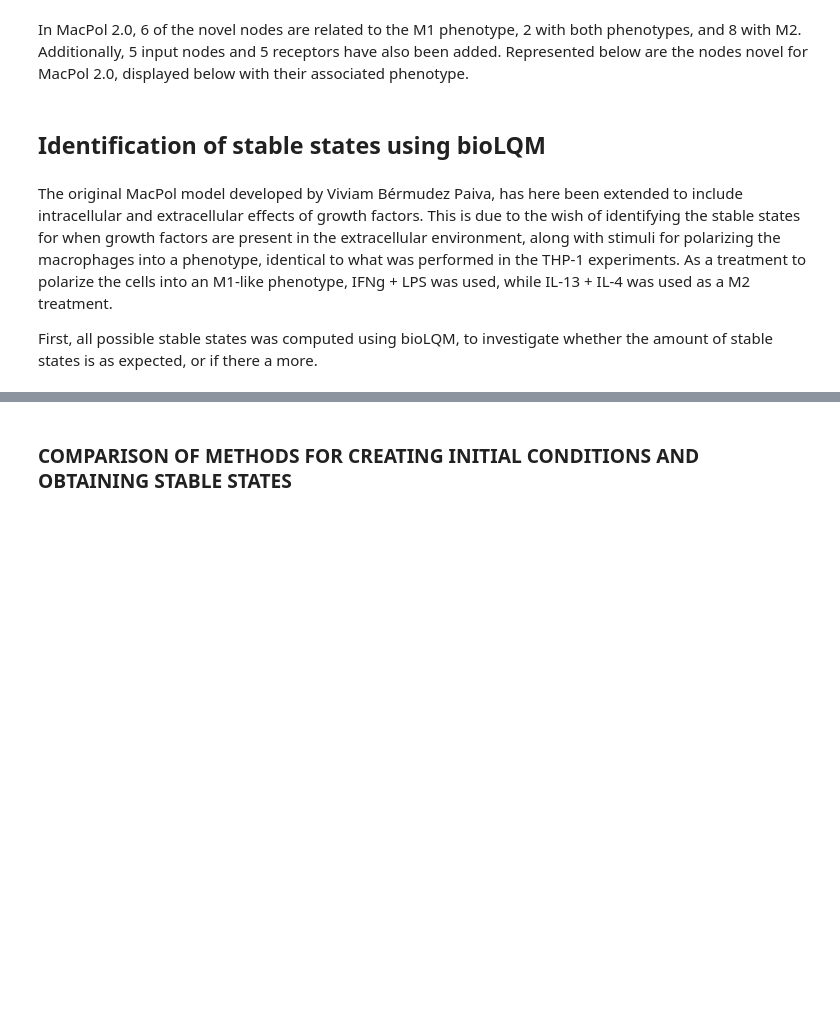
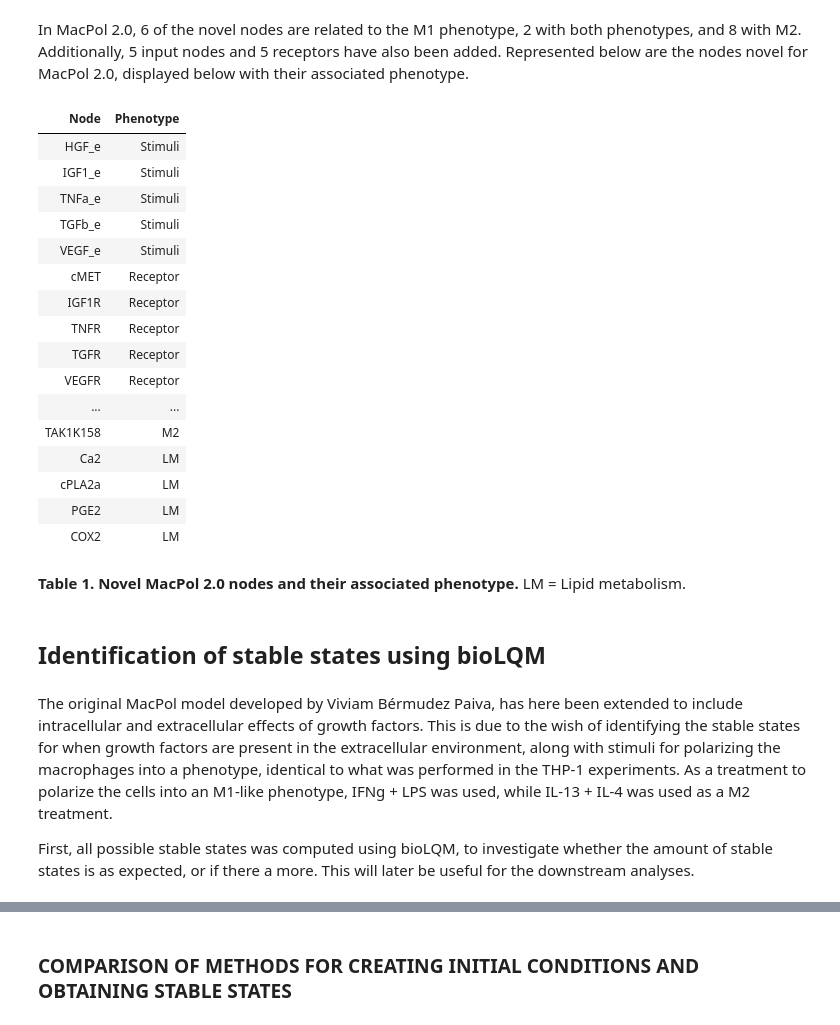
Before and after one commit to Karinaovedal/Master-thesis, a Jupyter notebook: MacPol 2.0.ipynb, the cells around one changed output, grey strips where cells are left out. Cells and saved outputs as stored; diff of their text form; code cells hidden in the pictures; blank space fills up the shorter version.

```diff
--- a/MacPol 2.0.ipynb
+++ b/MacPol 2.0.ipynb
@@ -52,39 +63,58 @@ In MacPol 2.0, 6 of the novel nodes are related to the M1 phenotype, 2 with both
 # %%
 Stimuli = {"Node": ['HGF_e', 'IGF1_e', 'TNFa_e', 'TGFb_e', 'VEGF_e'],
           "Phenotype": ['Stimuli','Stimuli','Stimuli','Stimuli','Stimuli']}
 Stimuli_df = pd.DataFrame(data=Stimuli)
 
-Receptor = {"Node": ['cMET', 'IGF1R', 'TNFR','TGFR','VEGFR'],
-           "Phenotype": ['Receptor','Receptor','Receptor','Receptor','Receptor']}
+Receptor = {"Node": ['cMET', 'IGF1R', 'TNFR','TGFR','VEGFR','EP2R'],
+           "Phenotype": ['Receptor','Receptor','Receptor','Receptor','Receptor','Receptor']}
 Receptor_df = pd.DataFrame(data=Receptor)
 
-M1 = {"Node": ['IL8','TRAF2','TAK1K63','Pell1'],
-                 "Phenotype": ['M1','M1','M1','M1']}
+M1 = {"Node": ['TRAF2','TAK1K63','Pell1'],
+                 "Phenotype": ['M1','M1','M1']}
 M1_df = pd.DataFrame(data=M1)
 
 M1_M2 = {"Node": ['SNAIL','PI3K'],
          "Phenotype": ['M1 & M2','M1 & M2']}
 M1_M2_df = pd.DataFrame(data=M1_M2)
 
 M2 = {"Node": ['PDL1', 'HGF', 'IGF1', 'VEGF','SMADhtc','SMAD7','SMAD6','TAK1K158'],
      "Phenotype":['M2','M2','M2','M2','M2','M2','M2','M2']}
 M2_df = pd.DataFrame(data=M2)
 
 LM = {"Node": ['Ca2', 'cPLA2a', 'PGE2', 'COX2'],
      "Phenotype":['LM', 'LM', 'LM', 'LM']}
 LM_df = pd.DataFrame(data=LM)
 
 Node_phenotype = pd.concat([Stimuli_df, Receptor_df, M1_df, M1_M2_df, M2_df, LM_df])
 
-print("Table 1. Novel MacPol 2.0 nodes and their associated phenotype. LM = Lipid metabolism.")
 df_phen = pd.DataFrame(data=Node_phenotype)
 df_phen.style.hide(axis='index')
+# %% [output]
+| Node | Phenotype |
+| HGF_e | Stimuli |
+| IGF1_e | Stimuli |
+| TNFa_e | Stimuli |
+| TGFb_e | Stimuli |
+| VEGF_e | Stimuli |
+| cMET | Receptor |
+| IGF1R | Receptor |
+| TNFR | Receptor |
+| TGFR | Receptor |
+| VEGFR | Receptor |
+| ... | ... |
+| TAK1K158 | M2 |
+| Ca2 | LM |
+| cPLA2a | LM |
+| PGE2 | LM |
+| COX2 | LM |
+# %% [markdown]
+**Table 1. Novel MacPol 2.0 nodes and their associated phenotype.** LM = Lipid metabolism.
 # %% [markdown]
 ## Identification of stable states using bioLQM
 # %% [markdown]
 The original MacPol model developed by Viviam Bérmudez Paiva, has here been extended to include intracellular and extracellular effects of growth factors. This is due to the wish of identifying the stable states for when growth factors are present in the extracellular environment, along with stimuli for polarizing the macrophages into a phenotype, identical to what was performed in the THP-1 experiments. As a treatment to polarize the cells into an M1-like phenotype, IFNg + LPS was used, while IL-13 + IL-4 was used as a M2 treatment.
 
-First, all possible stable states was computed using bioLQM, to investigate whether the amount of stable states is as expected, or if there a more.
+First, all possible stable states was computed using bioLQM, to investigate whether the amount of stable states is as expected, or if there a more. This will later be useful for the downstream analyses.
 # %%
 # Computing all stable states
 fixpoints = biolqm.fixpoints(lqm_model)
```
Also changed, not shown: parts of 25 cells of this notebook, 4 other files.
